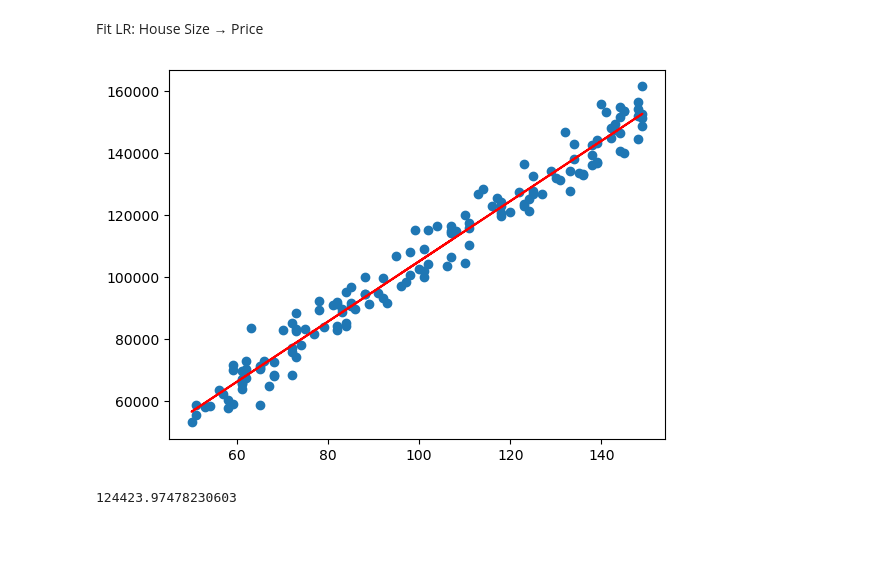
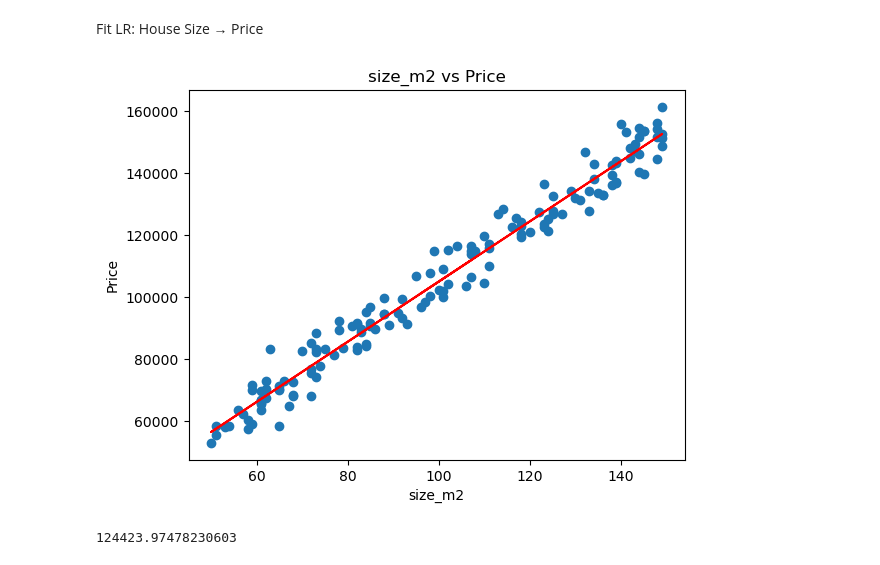
Before and after one commit to boomiikas/Linear-Regression-1.0, a Jupyter notebook: linear reg.ipynb, the cells around one changed output. Drawn from its saved outputs; the diff is of its cells as text; code cells hidden in the pictures; blank space fills up the shorter version.

```diff
--- a/linear reg.ipynb
+++ b/linear reg.ipynb
@@ -34,13 +37,16 @@ Fit LR: House Size → Price
 # %%
 a=pd.read_csv("house_price_size_150.csv")
 model_2=LinearRegression()
 model_2.fit(a[["size_m2"]],a["price"])
 y2_pred=model_2.predict(a[["size_m2"]])
 plt.scatter(a["size_m2"],a["price"])
 plt.plot(a["size_m2"],y2_pred,color="red")
+plt.xlabel('size_m2')
+plt.ylabel('Price')
+plt.title('size_m2 vs Price')
 plt.show()
 # %% [output]
-[figure, old version]
+[figure, new version]
 # %%
 pred_2=model_2.predict([[120]])
 print(pred_2[0])
```
Also changed, not shown: parts of 2 cells of this notebook.
